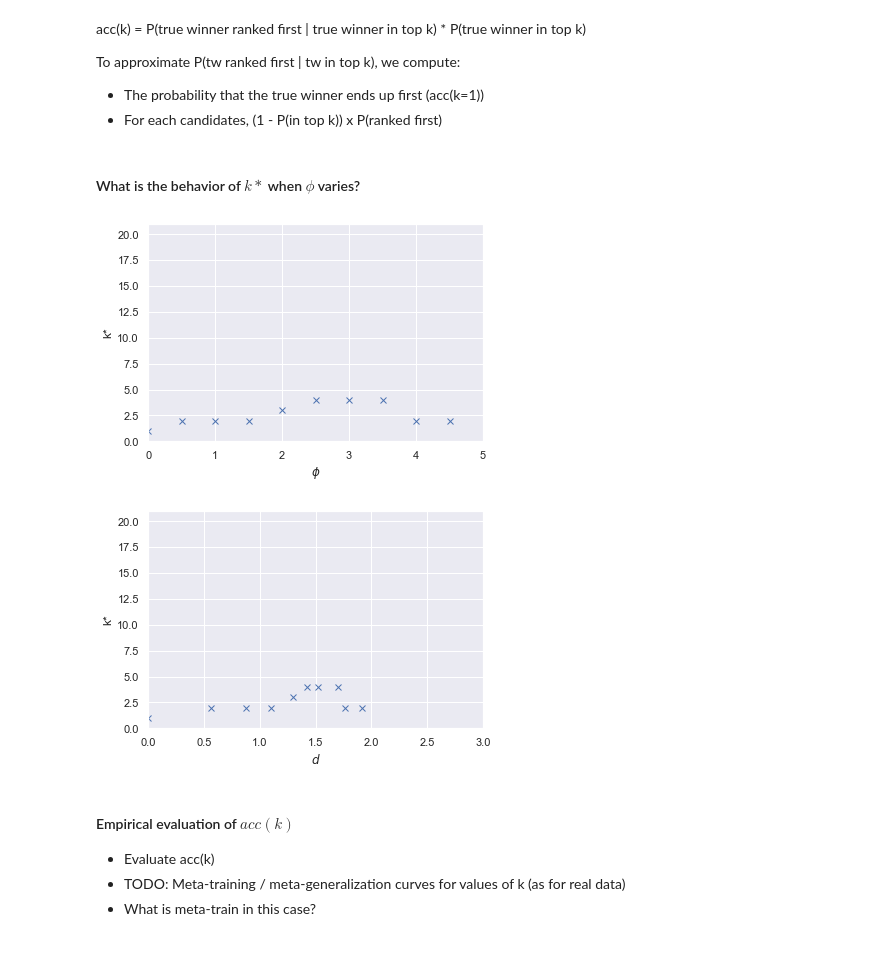
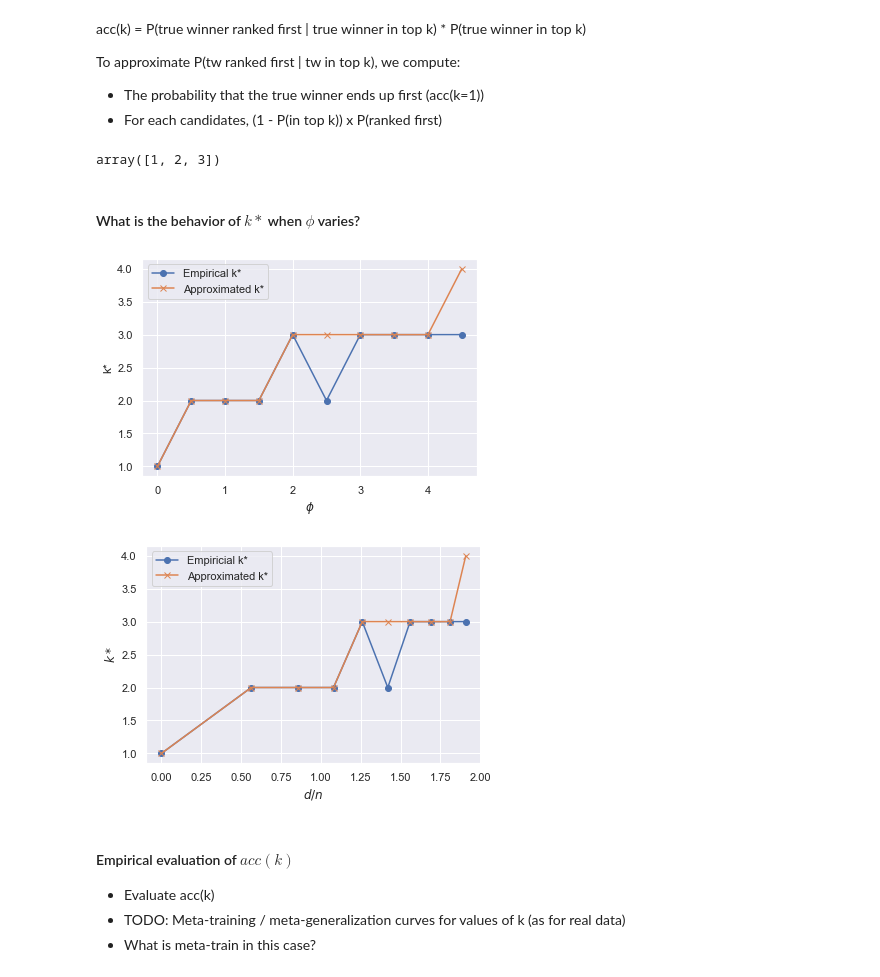
Before and after one commit to Didayolo/automl-conf-2022, a Jupyter notebook: experiments.ipynb, the cells around one changed output. Drawn from its saved outputs; the diff is of its cells as text; code cells hidden in the pictures.

```diff
--- a/experiments.ipynb
+++ b/experiments.ipynb
@@ -151,6 +162,12 @@ acc(k) = P(true winner ranked first | true winner in top k) * P(true winner in t
 To approximate P(tw ranked first | tw in top k), we compute:
 - The probability that the true winner ends up first (acc(k=1))
 - For each candidates, (1 - P(in top k)) x P(ranked first)
+# %%
+g = rk.generator.SwapGenerator()
+g.fit([1, 2, 3])
+g.sample(N=0)
+# %% [output]
+array([1, 2, 3])
 # %%
 def approx_pk(n, N, k):
     ''' Approximation of acc(k), the probability that the true winner is selected by select-k-best method.
@@ -225,32 +254,35 @@ def evaluate_d(n, N, trials=200):
 # %%
 # k*
 # Compare k* to phi (and to Kendall distance between D and F)
-_phi, _d, _k_star = [], [], []
+_phi, _d, _k_star, _approx_k_star = [], [], [], []
 for n in [20]:
-    for N in range(0, 100, 10):
-        k_star, d = evaluate_k_star(n, N, trials=100, return_d=True)
+    for N in tqdm(range(0, 100, 10)):
+        k_star, d = evaluate_k_star(n, N, trials=10000, return_d=True)
+        _d.append(d)
         _phi.append(N / n)
-        _d.append(d)
         _k_star.append(k_star)
+        _approx_k_star.append(approx_k_star(n, N))
 
 # Plot
-plt.plot(_phi, _k_star, 'x')
+plt.plot(_phi, _k_star, 'o-', label='Empirical k*')
+plt.plot(_phi, _approx_k_star, 'x-', label='Approximated k*')
 plt.xlabel('$\phi$')
 plt.ylabel('k*')
-plt.xlim((0, 5))
-plt.ylim((0, n+1))
+#plt.ylim((0, n+1))
+plt.legend()
 plt.show()
 
 # Plot
-plt.plot(_d, _k_star, 'x')
-plt.xlabel('$d$')
+plt.plot(_d, _k_star, 'o-', label='Empiricial k*')
+plt.plot(_d, _approx_k_star, 'x-', label='Approximated k*')
+plt.xlabel('$d/n$')
 plt.ylabel('$k*$')
-plt.xlim((0, 3))
-plt.ylim((0, n+1))
+#plt.ylim((0, n+1))
+plt.legend()
 plt.show()
 # %% [output]
-[figure, old version]
+[figure, new version]
-[figure, old version]
+[figure, new version]
 # %% [markdown]
 #### Empirical evaluation of $acc(k)$
 
```
Also changed, not shown: parts of 20 cells of this notebook.
